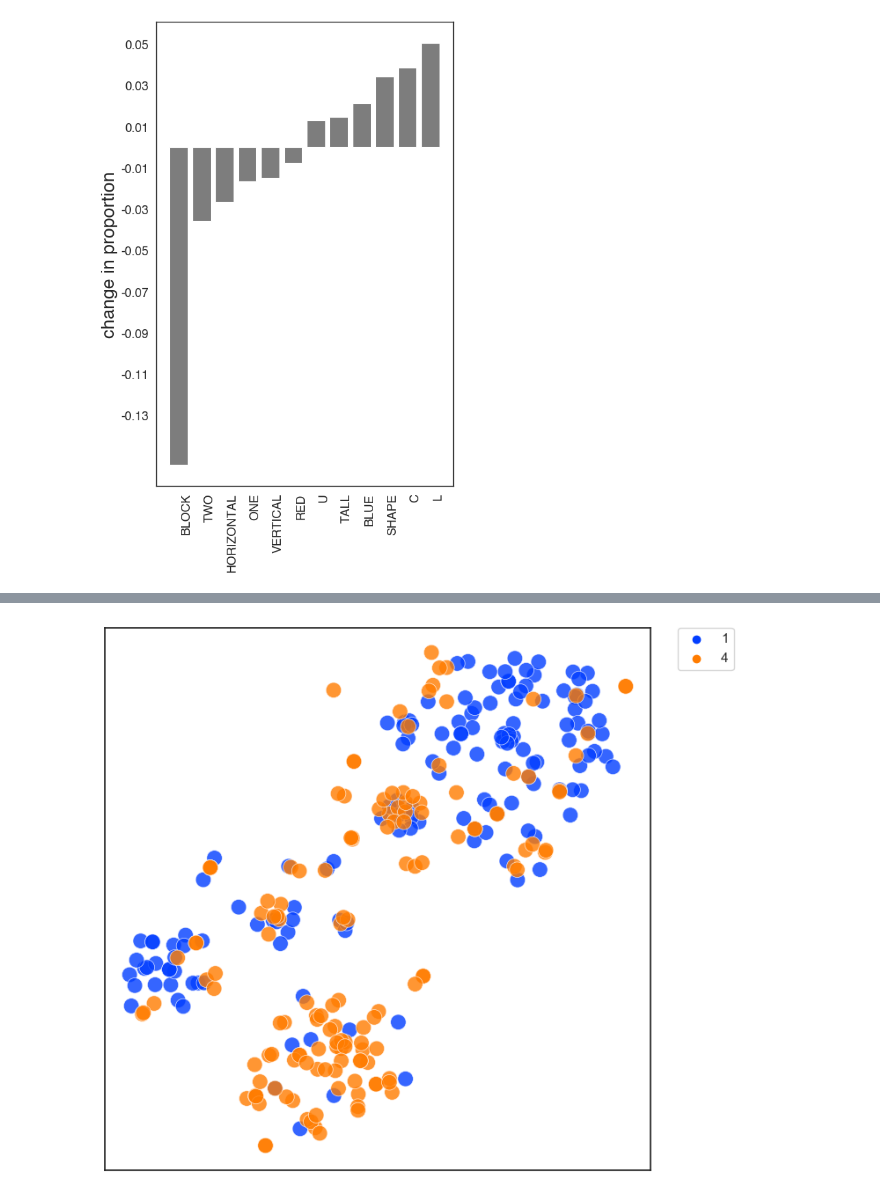
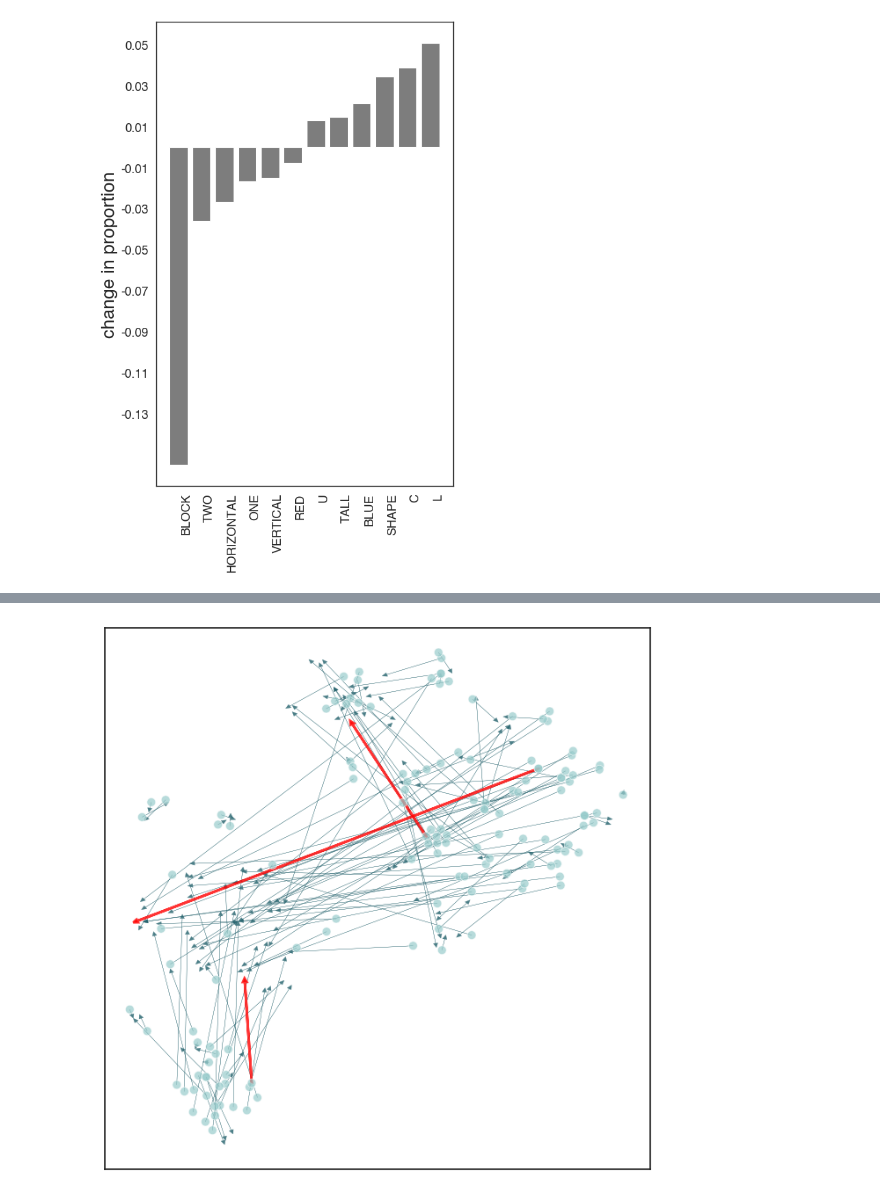
Before and after one commit to cogtoolslab/compositional-abstractions, a Jupyter notebook: analysis/paired_building/analyses.ipynb, the cells around one changed output, grey strips where cells are left out. Drawn from its saved outputs; the diff is of its cells as text; code cells hidden in the pictures.

```diff
--- a/analysis/paired_building/analyses.ipynb
+++ b/analysis/paired_building/analyses.ipynb
@@ -389,5 +714,0 @@ df_ref_exps_trial
-# %%
-df_all_words_trial = df_ref_exps_trial[['dyad_gameid', 'rep', 'trial_num' ,'BOW_concat']]
-
-for w in all_words:
-    df_all_words_trial[w] = df_all_words_trial['BOW_concat'].apply(lambda row: int(w in row.split()))
@@ -585,19 +717,82 @@ df_tmp
+# %%
+# identify some demonstrative examples
+ps = [29, 38, 71]
+
+# 29
+# ['BLOCK', 'BLUE', 'RED']
+# ['BLUE', 'RED']
+
+# 38
+# ['BLOCK', 'BLUE', 'L', 'RED', 'TWO']
+# ['L', 'U', 'UPSIDE']
+
+# 71
+# ['1', 'HORIZONTAL', 'ONE', 'TWO', 'VERTICAL']
+# ['L', 'LOWERCASE', 'N', 'SHAPE']
 # %%
 # visualizations using tsne, colored by rep
 
 np.random.seed(0)
-tsne = TSNE(perplexity=15)
 
 both_reps = pd.concat([df_all_words_trial[(df_all_words_trial.rep == 1)].loc[:,'TWO':'TWR'], df_all_words_trial[(df_all_words_trial.rep == 4)].loc[:,'TWO':'TWR']], axis=0)
 rep_labels = list(pd.concat([df_all_words_trial[(df_all_words_trial.rep == 1)].rep, df_all_words_trial[(df_all_words_trial.rep == 4)].rep]))
 
-X_embedded = tsne.fit_transform(both_reps)
+pca = PCA(n_components=21)
+pca_result = pca.fit_transform(both_reps)
+
+tsne = TSNE(perplexity=15)
+X_embedded = tsne.fit_transform(pca_result)
+n = int(len(X_embedded[:,0])/2)
 
 sns.set_style('white')
 
 plt.figure(figsize=(8,8))
-sns.scatterplot(x = X_embedded[:,0], y = X_embedded[:,1], hue=rep_labels, legend='full', palette=palette, alpha=0.8, s=160, linewidth=0.5)
-plt.legend(bbox_to_anchor=(1.05, 1), loc=2, borderaxespad=0)
+# palette = list(np.array(sns.color_palette("bright", 2)))
+palette = ['#99CCCC']
+
+for i, x in enumerate(X_embedded[:n,0]):
+    if not i in ps:
+        plt.arrow(x,
+                  X_embedded[i, 1],
+                  X_embedded[i+n, 0]-x,
+                  X_embedded[i+n, 1]-X_embedded[i, 1],
+                  shape='full',
+                  lw=0.2,
+                  length_includes_head=True,
+                  overhang=0,
+                  color='#21606B',
+                  head_width=0.7,
+                  head_length=0.8,
+                  alpha=0.8)
+
+for i, x in enumerate(X_embedded[:n,0]):
+    if i in ps:
+        plt.arrow(x,
+                  X_embedded[i, 1],
+                  X_embedded[i+n, 0]-x,
+                  X_embedded[i+n, 1]-X_embedded[i, 1],
+                  shape='full',
+                  lw=2,
+                  length_includes_head=True,
+                  overhang=0,
+                  color='#FF0000',
+                  head_width=0.6,
+                  head_length=0.7,
+                  alpha=0.8)
+
+
+
+sns.scatterplot(x = X_embedded[:n,0],
+                y = X_embedded[:n,1],
+                hue=rep_labels[:n],
+                legend=False,
+                palette=palette,
+                alpha=0.7,
+                s=50,
+                linewidth=0.5)
+
+# plt.legend()
+# plt.legend(bbox_to_anchor=(1.05, 1), loc=2, borderaxespad=0)
 plt.tick_params(
     axis='both',          # changes apply to the x-axis
     which='both',      # both major and minor ticks are affected
@@ -608,20 +803,5 @@ plt.tick_params(
 
 # plt.savefig('../results/plots/rep1_clusters.pdf')
 
-plt.figure(figsize=(8,8))
-
-# for i, x in enumerate(X_embedded[:n,0]):
-#     plt.plot([x,X_embedded[i+n,0]], [X_embedded[i,1],X_embedded[i+n,1]], color = palette[cluster_labels[i+n]], alpha=0.1)
-
-# sns.scatterplot(x = X_embedded[n:,0], y = X_embedded[n:,1], hue=cluster_labels[n:], legend='full', palette=palette, alpha=0.8, s=160, linewidth=0.5)
-# plt.legend(bbox_to_anchor=(1.05, 1), loc=2, borderaxespad=0)
-# plt.tick_params(
-#     axis='both',          # changes apply to the x-axis
-#     which='both',      # both major and minor ticks are affected
-#     bottom=False,      # ticks along the bottom edge are off
-#     left=False,         # ticks along the top edge are off
-#     labelbottom=False,
-#     labelleft=False)
-
-# plt.savefig('../results/plots/rep4_clusters.pdf')
+plt.savefig('../../results/plots/rep4_clusters.pdf')
 # %% [output]
@@ -629 +808 @@ plt.figure(figsize=(8,8))
-[figure, old version]
+[figure, new version]
```
Also changed, not shown: parts of 91 cells of this notebook, 8 other files.
